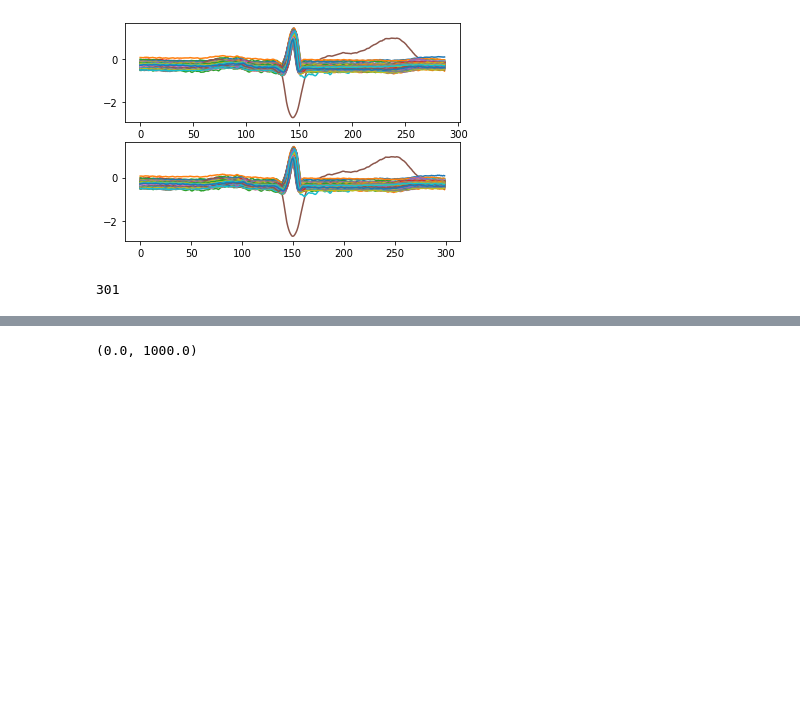
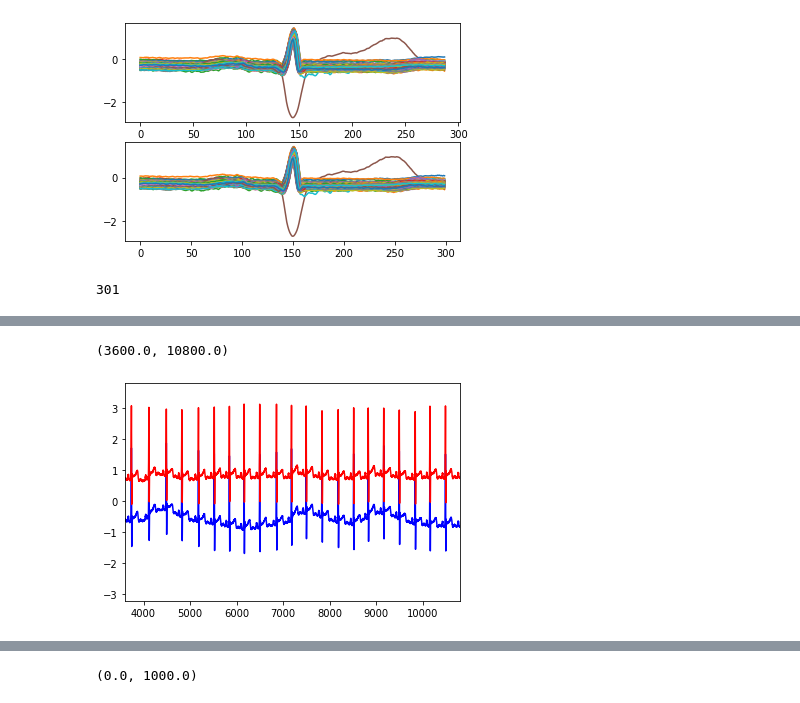
Before and after one commit to sbscsue/ecg_data_wfdb, a Jupyter notebook: use/ex/0107/form_function_test.ipynb, the cells around one changed output, grey strips where cells are left out. Drawn from its saved outputs; the diff is of its cells as text; code cells hidden in the pictures; blank space fills up the shorter version.

```diff
--- a/use/ex/0107/form_function_test.ipynb
+++ b/use/ex/0107/form_function_test.ipynb
@@ -81,4 +81,11 @@ ecg = [ecg_segment(path,ver="binary",mode =1 ,seg_size=144,resample_seg_size = -
 baseline remove
+# %%
+plt.plot(ecg[0].record,color = "blue")
+plt.plot(ecg[1].record,color="red")
+plt.xlim([10*360,30*360])
+# %% [output]
+(3600.0, 10800.0)
+[figure, added]
 # %%
 from BaselineRemoval import BaselineRemoval
 # %%
```
Also changed, not shown: parts of 7 cells of this notebook, 15 other files.
